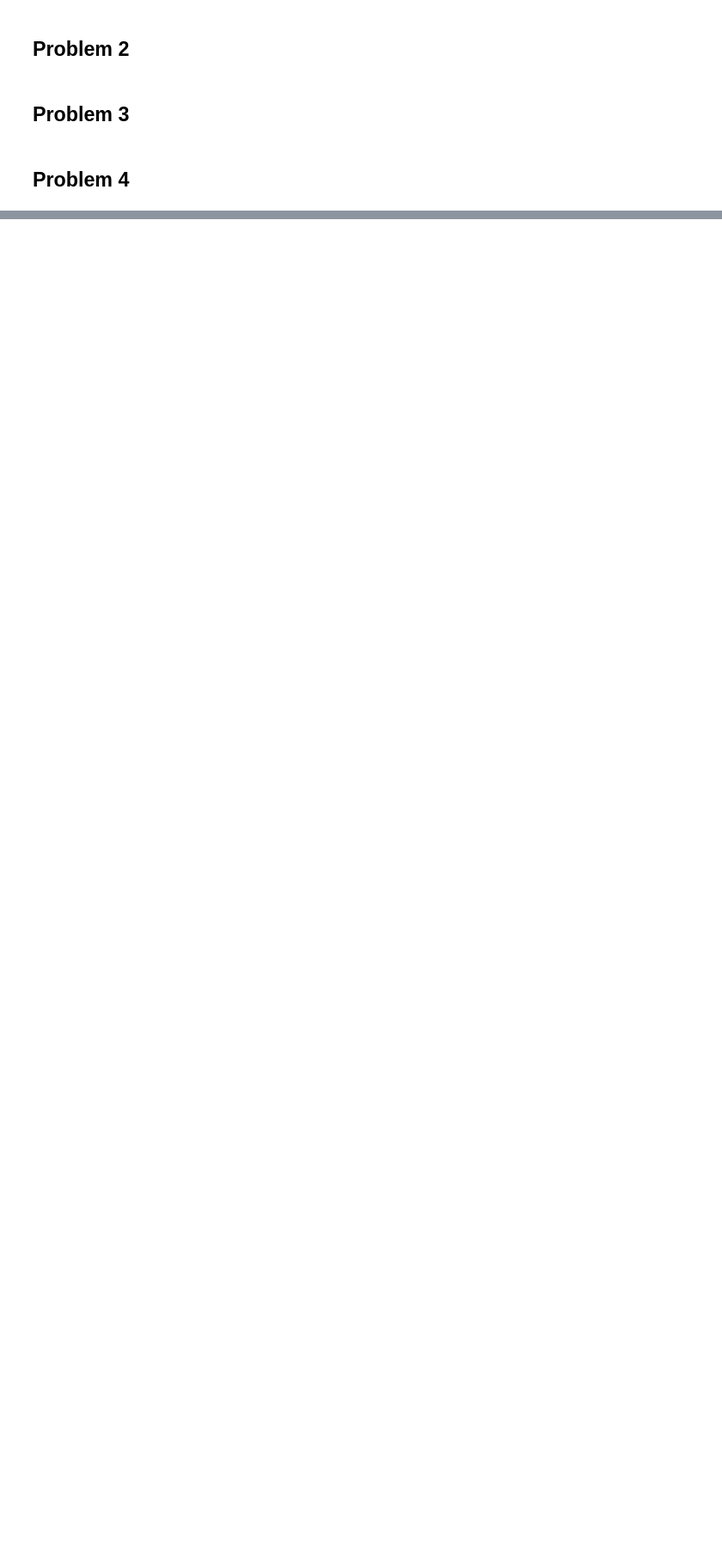
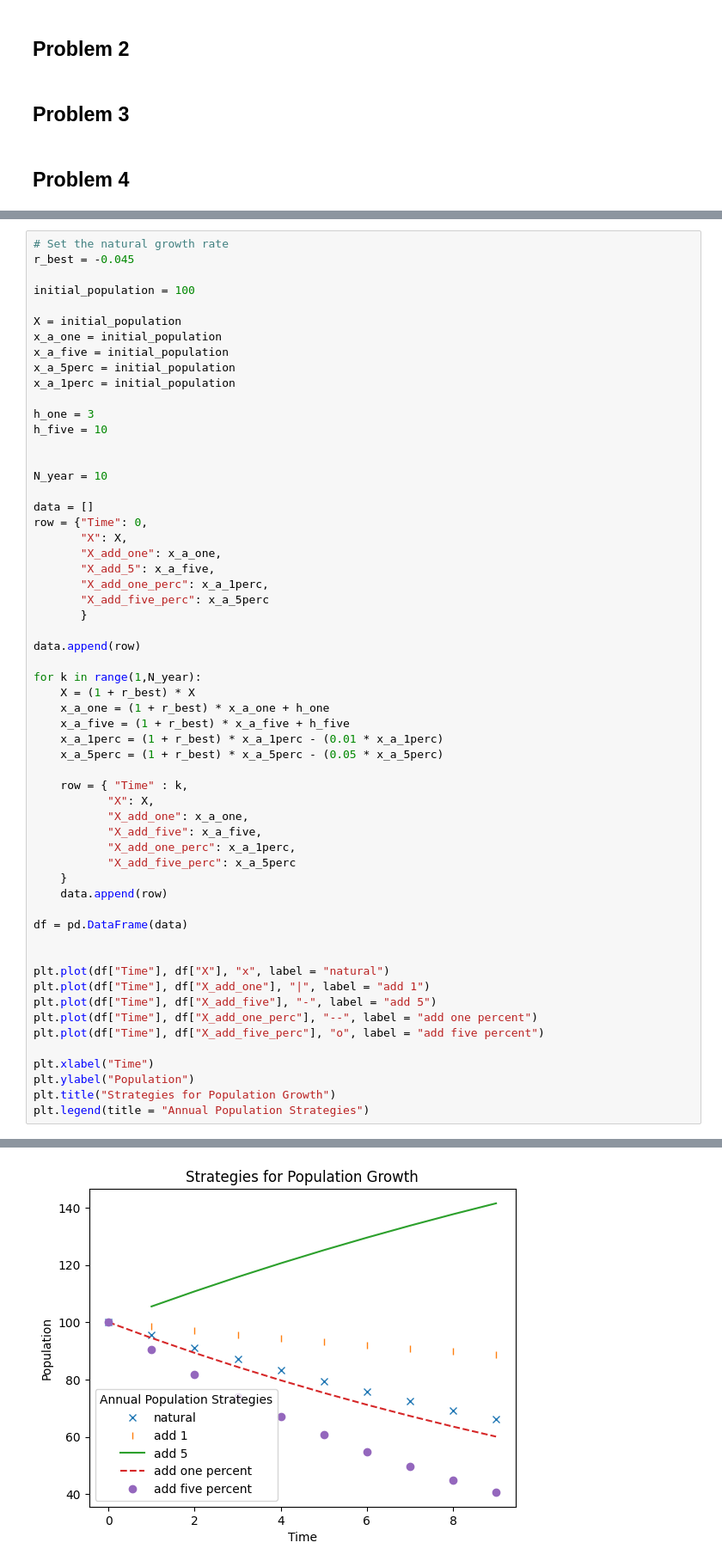
Before and after one commit to EmilioD19/Math42, a Jupyter notebook: Math42HW2.ipynb, the cells around one changed output, grey strips where cells are left out. Shown at 86% size. Saved outputs shown, nothing was run; the diff lists cells and outputs as text; blank space fills up the shorter version.

```diff
--- a/Math42HW2.ipynb
+++ b/Math42HW2.ipynb
@@ -89,0 +277,59 @@ plt.legend(title = "Growth Rates")
+# %%
+# Set the natural growth rate
+r_best = -0.045
+
+initial_population = 100
+
+X = initial_population
+x_a_one = initial_population
+x_a_five = initial_population
+x_a_5perc = initial_population
+x_a_1perc = initial_population
+
+h_one = 3
+h_five = 10
+
+
+N_year = 10
+
+data = []
+row = {"Time": 0,
+       "X": X,
+       "X_add_one": x_a_one,
+       "X_add_5": x_a_five,
+       "X_add_one_perc": x_a_1perc,
+       "X_add_five_perc": x_a_5perc
+       }
+
+data.append(row)
+
+for k in range(1,N_year):
+    X = (1 + r_best) * X
+    x_a_one = (1 + r_best) * x_a_one + h_one
+    x_a_five = (1 + r_best) * x_a_five + h_five
+    x_a_1perc = (1 + r_best) * x_a_1perc - (0.01 * x_a_1perc)
+    x_a_5perc = (1 + r_best) * x_a_5perc - (0.05 * x_a_5perc)
+
+    row = { "Time" : k,
+           "X": X,
+           "X_add_one": x_a_one,
+           "X_add_five": x_a_five,
+           "X_add_one_perc": x_a_1perc,
+           "X_add_five_perc": x_a_5perc
+    }
+    data.append(row)
+
+df = pd.DataFrame(data)
+
+
+plt.plot(df["Time"], df["X"], "x", label = "natural")
+plt.plot(df["Time"], df["X_add_one"], "|", label = "add 1")
+plt.plot(df["Time"], df["X_add_five"], "-", label = "add 5")
+plt.plot(df["Time"], df["X_add_one_perc"], "--", label = "add one percent")
+plt.plot(df["Time"], df["X_add_five_perc"], "o", label = "add five percent")
+
+plt.xlabel("Time")
+plt.ylabel("Population")
+plt.title("Strategies for Population Growth")
+plt.legend(title = "Annual Population Strategies")
+# %% [output]
@@ -89,0 +337 @@ plt.legend(title = "Growth Rates")
+[figure, added]
```
Also changed, not shown: parts of 25 cells of this notebook, 3 other files.
